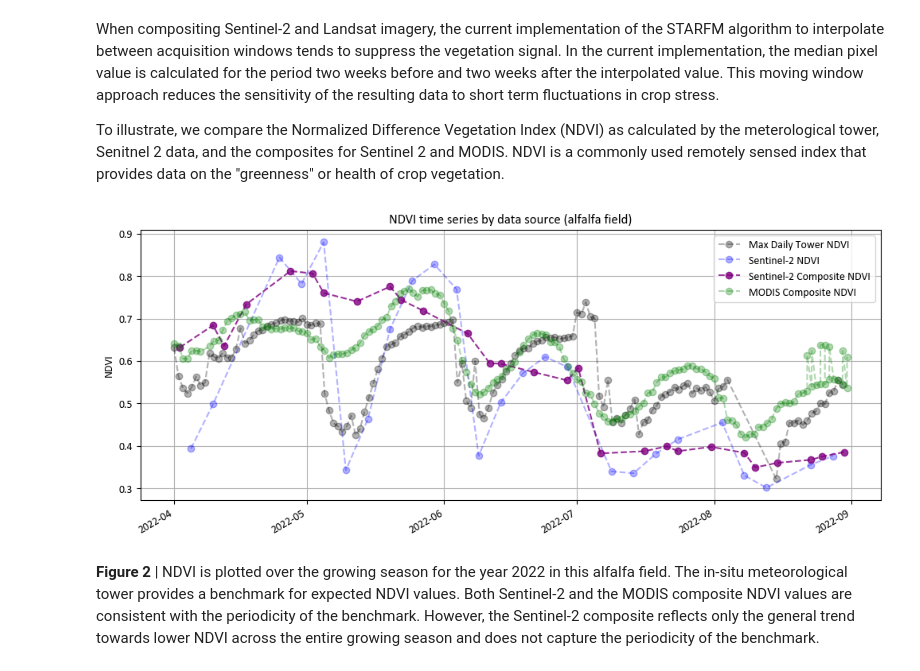
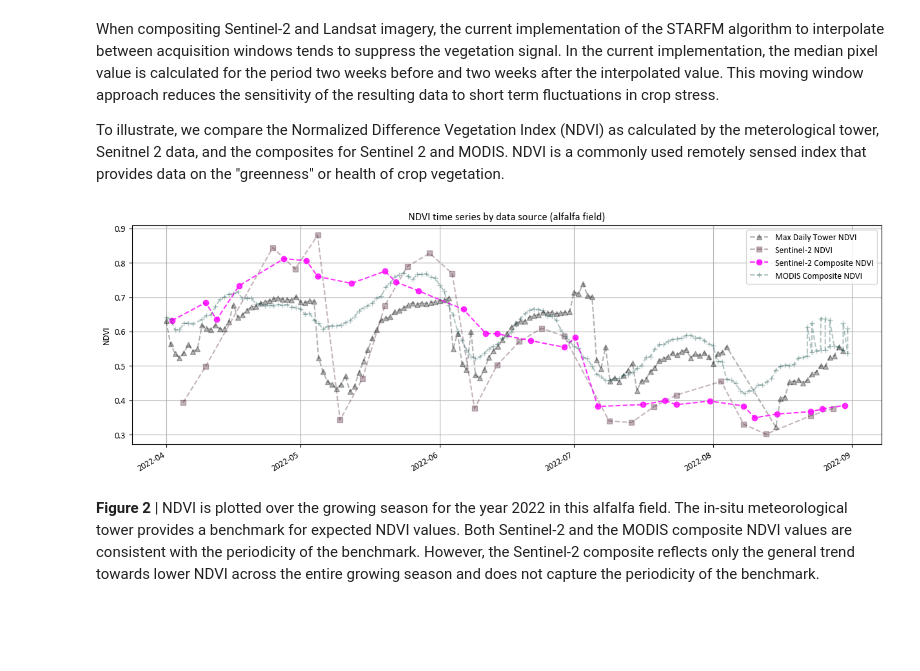
Before and after one commit to eanderson-ei/lst-crop-stress-capstone, a Jupyter notebook: blog.ipynb, the cells around one changed output. Saved outputs shown, nothing was run; the diff lists cells and outputs as text; code cells hidden in the pictures; blank space fills up the shorter version.

Commit message:
update plot colors

```diff
--- a/blog.ipynb
+++ b/blog.ipynb
@@ -374,33 +374,33 @@ if len(modis_comp_items) > 0 and 'surface_reflectance' in assets:
     modis_ndvi.name = 'modis_comp'
 # %%
 # Plot all NDVI series
-fig, ax = plt.subplots(figsize=(12,5))
+fig, ax = plt.subplots(figsize=(15,5))
 
 try:
     met_ndvi.groupby(met_ndvi.index.date).max().plot(
-        linestyle='--', alpha=0.3, marker='o', c='k',
+        linestyle='--', alpha=0.3, marker='^', c='k',
         label='Max Daily Tower NDVI')
 except:
     pass
 
 s2_ndvi_field.mean(dim=('x', 'y')).plot(
-    linestyle='--', alpha=0.3, marker='o', c='b',
+    linestyle='--', alpha=0.3, marker='s', c='#3b0921',
     label='Sentinel-2 NDVI')
 s2c_ndvi_field.mean(dim=('x', 'y')).plot(
-    linestyle='--', alpha=0.8, marker='o', c='purple',
+    linestyle='--', alpha=0.8, marker='o', c='#ff00ff',
     label='Sentinel-2 Composite NDVI')
 modis_ndvi.plot(
-    linestyle='--', alpha=0.3, marker='o', c='g',
+    linestyle='--', alpha=0.3, marker='+', c='#00423c',
     label='MODIS Composite NDVI')
 
 plt.title(f"NDVI time series by data source ({f1_met_tower} field)")
 plt.ylabel("NDVI")
 plt.xlabel("")
 plt.grid(True)
 plt.legend()
 plt.show()
 # %% [output]
-[figure, old version]
+[figure, new version]
 # %% [markdown]
 <p style="font-size: .9rem"><b>Figure 2</b> | NDVI is plotted over the growing season for the year 2022 in this alfalfa field. The in-situ meteorological tower provides a benchmark for expected NDVI values. Both Sentinel-2 and the MODIS composite NDVI values are consistent with the periodicity of the benchmark. However, the Sentinel-2 composite reflects only the general trend towards lower NDVI across the entire growing season and does not capture the periodicity of the benchmark.</p>
 # %% [markdown]
```
Also changed, not shown: parts of 1 cell of this notebook.
